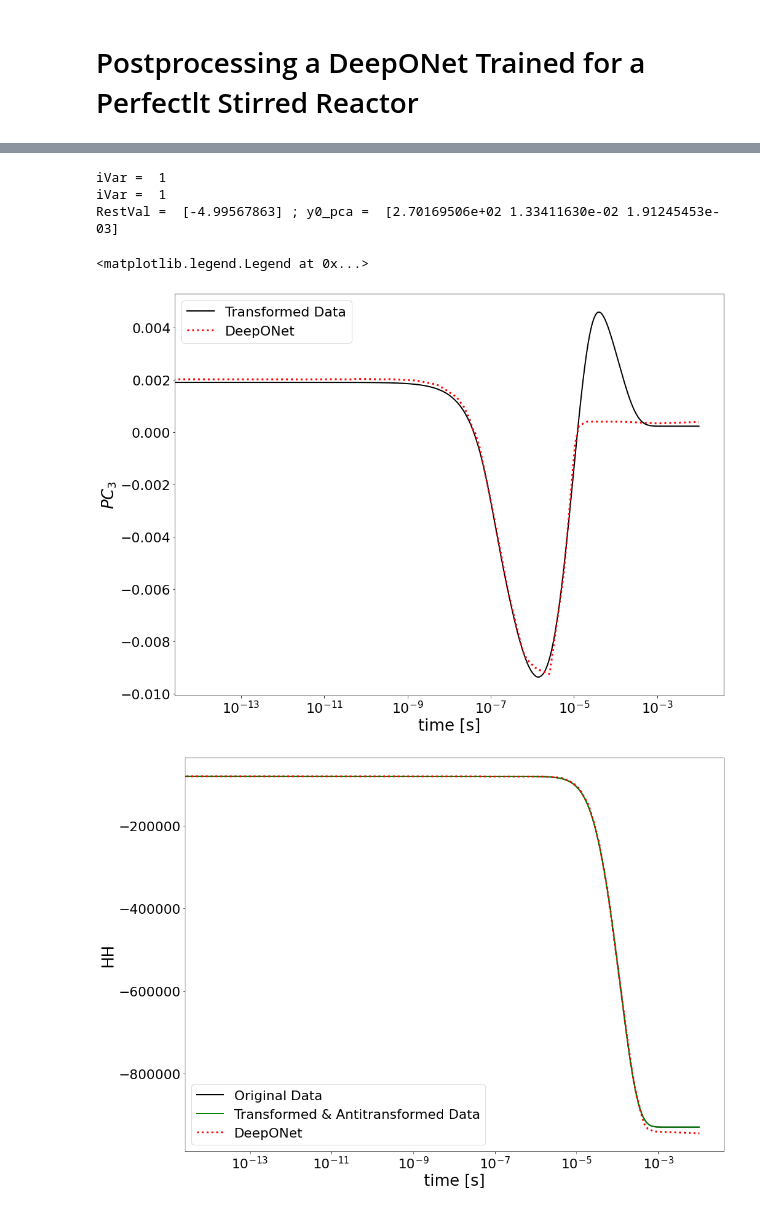
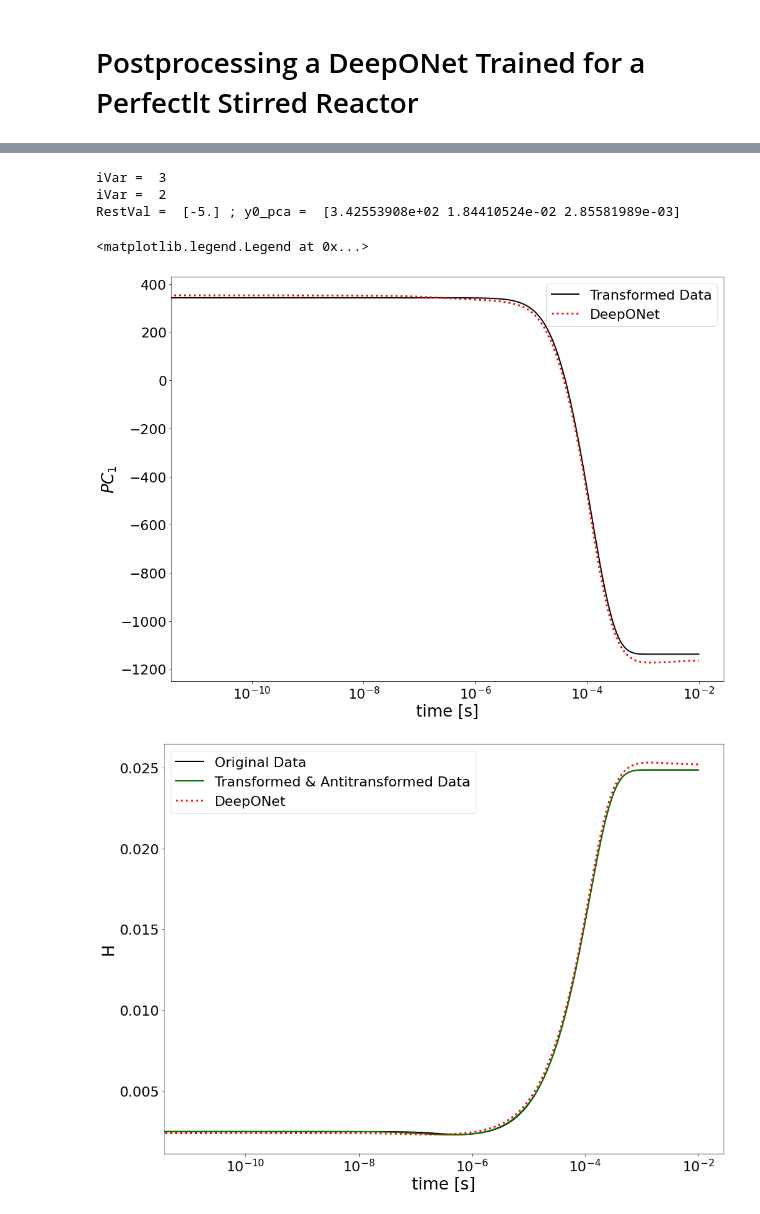
Before and after one commit to simoneventuri/ROMNet_, a Jupyter notebook: scripts/postprocessing/PSReactor/DeepONet/Predict_DeepONet.ipynb, the cells around one changed output, grey strips where cells are left out. Cells and saved outputs as stored; diff of their text form; code cells hidden in the pictures.

```diff
--- a/scripts/postprocessing/PSReactor/DeepONet/Predict_DeepONet.ipynb
+++ b/scripts/postprocessing/PSReactor/DeepONet/Predict_DeepONet.ipynb
@@ -24,14 +24,14 @@ ROMNetFldr    = WORKSPACE_PATH + '/ROMNet/romnet/'
 OutputDir     = WORKSPACE_PATH+'/ROMNet/Data/PSR_10Cases/'
 TestDir       = WORKSPACE_PATH+'/ROMNet/Data/PSR_10Cases_Test/'
 
-PathToRunFld  = WORKSPACE_PATH + '/ROMNet/PSR_10Cases/DeepONet/Deterministic/Run_60/'
+PathToRunFld  = WORKSPACE_PATH + '/ROMNet/PSR_10Cases/DeepONet/Deterministic/Run_2/'
 #PathToRunFld  = WORKSPACE_PATH + '/ROMNet/PSR_10Cases/DeepONet/MCDropOut/Run_2/'
 #PathToRunFld  = WORKSPACE_PATH + '/ROMNet/PSR_10Cases/DeepONet/BayesByBackprop/Run_1/'
 
-CasesVec      = [9]
+CasesVec      = [0]
 DirDir        = OutputDir #OutputDir #TestDir
 
-NSamples      = 1
+NSamples      = 2
 
 NVarsRed      = 3
 TestInputVars = ['PC_'+str(i+1) for i in range(NVarsRed)]
@@ -108,7 +146,7 @@ D        = pd.read_csv(FileName, delimiter=',', header=None).to_numpy()
 # %%
 ### Evaluating on Test Data
 
-VarOI    = 'HH'
+VarOI    = 'H'
 
 
 FileName = DirDir + '/Orig/train/ext/y.csv.1'
@@ -118,6 +156,7 @@ for iVar in range(1,len(VarNames)):
     if (VarNames[iVar] == VarOI):
         print('iVar = ', iVar)
         break
+VarNames.remove('t')
 
 
 FileName   = DirDir + '/Orig/train/ext/CleanVars.csv'
@@ -133,7 +172,8 @@ FileName       = DirDir + '/Orig/train/ext/ResidenceTimes.csv'
 Data           = pd.read_csv(FileName, header=None)
 RestValVecTest = np.log10(Data.to_numpy())
 
-iPC = 2
+iPC = 0
+
 
 ax  = []
 
@@ -149,6 +189,7 @@ for iTest in CasesVec:
     InputDataTest                = pd.read_csv(FileName, header=0)
     tVec                         = InputDataTest['t'].to_numpy()
     InputDataTest['log10(t)']    = np.log10(tVec + 1.e-15)
+    InputDataTest['log(t)']      = np.log(tVec + 1.e-15)
     InputDataTest['log10(Rest)'] = RestVal * np.ones(len(tVec))
     yMatOrig_pca                 = InputDataTest[TestInputVars].to_numpy()
     y0_pca                       = yMatOrig_pca[0,:]
@@ -162,17 +203,18 @@ for iTest in CasesVec:
     yMattOrig    = (yMatOrig_pca.dot(A)) *D[:,0] + C[:,0]
 
     ax[0].plot(tVec, yMatOrig_pca[:,iPC], '-k',  label='Transformed Data', lw=2)
-    ax[1].plot(tVec, yMatOrig[:,iVar-1],  '-k',  label='Original Data', lw=2)
-    ax[1].plot(tVec, yMattOrig[:,iVar-1], '-g',  label='Transformed & Antitransformed Data', lw=2)
+    ax[1].plot(tVec, yMatOrig[:,iVar],    '-k',  label='Original Data', lw=2)
+    ax[1].plot(tVec, yMattOrig[:,iVar],   '-g',  label='Transformed & Antitransformed Data', lw=2)
 
 
     if (InputData.ProbApproach == 'Deterministic') or (NSamples == 1):
 
-        yMat_pca = NN.predict(InputDataTest[['log10(Rest)','t']])
-        yMat     = (yMat_pca.dot(A))*D[:,0] + C[:,0]
+        yMat_pca = model.predict(InputDataTest[['log10(Rest)','t']])
+        yMat_pre = (yMat_pca.dot(A))
+        yMat     = yMat_pre*D[:,0] + C[:,0]
 
         ax[0].plot(tVec, yMat_pca[:,iPC], ':r', label='DeepONet', lw=3)
-        ax[1].plot(tVec,  yMat[:,iVar-1], ':r', label='DeepONet', lw=3)
+        ax[1].plot(tVec,  yMat[:,iVar], ':r', label='DeepONet', lw=3)
 
     else:
 
@@ -183,12 +225,13 @@ for iTest in CasesVec:
         yMat_sqr     = np.zeros((yMatOrig.shape[0], A.shape[1]))
 
         for iSample in range(NSamples):
-            yMat_pca = NN.predict(InputDataTest[['log10(Rest)','t']])
+            yMat_pca = model.predict(InputDataTest[['log10(Rest)','t']])
 
             yMat_pca_sum += yMat_pca
             yMat_pca_sqr += yMat_pca**2
 
             yMat     = (yMat_pca.dot(A))*D[:,0] + C[:,0]
+
 
             yMat_sum += yMat
             yMat_sqr += yMat**2
@@ -202,38 +245,39 @@ for iTest in CasesVec:
         yMat_pca_p3   = yMat_pca_mean + 3.*yMat_pca_std
         yMat_pca_m3   = yMat_pca_mean - 3.*yMat_pca_std
 
 
         yMat_mean = yMat_sum/NSamples
         yMat_std  = np.sqrt( yMat_sqr/NSamples - yMat_mean**2 )
         yMat_p1   = yMat_mean + 1.*yMat_std
         yMat_m1   = yMat_mean - 1.*yMat_std
         yMat_p2   = yMat_mean + 2.*yMat_std
         yMat_m2   = yMat_mean - 2.*yMat_std
         yMat_p3   = yMat_mean + 3.*yMat_std
         yMat_m3   = yMat_mean - 3.*yMat_std
 
         ax[0].plot(tVec, yMat_pca_mean[:,iPC], 'b-', label=r'DeepONet, $\mu$')
         ax[0].plot(tVec, yMat_pca_p3[:,iPC],   'b:', label=r'DeepONet, $\mu+3\sigma$')
         ax[0].plot(tVec, yMat_pca_m3[:,iPC],   'b:', label=r'DeepONet, $\mu-3\sigma$')
 
-        ax[1].plot(tVec, yMat_mean[:,iVar-1], 'b-', label=r'DeepONet, $\mu$')
-        ax[1].plot(tVec, yMat_p3[:,iVar-1],   'b:', label=r'DeepONet, $\mu+3\sigma$')
-        ax[1].plot(tVec, yMat_m3[:,iVarPC-1], 'b:', label=r'DeepONet, $\mu-3\sigma$')
+        ax[1].plot(tVec, yMat_mean[:,iVar], 'b-', label=r'DeepONet, $\mu$')
+        ax[1].plot(tVec, yMat_p3[:,iVar],   'b:', label=r'DeepONet, $\mu+3\sigma$')
+        ax[1].plot(tVec, yMat_m3[:,iVarPC], 'b:', label=r'DeepONet, $\mu-3\sigma$')
 
 
 ax[0].set_xscale('log')
 ax[0].set_xlabel('time [s]')
 ax[0].set_ylabel(r'$PC_'+str(iPC+1)+'$')
 ax[0].legend()
 
+
 ax[1].set_xscale('log')
 ax[1].set_xlabel('time [s]')
 ax[1].set_ylabel(VarOI)
 ax[1].legend()
 # %% [output]
-iVar =  1
-iVar =  1
-RestVal =  [-4.99567863] ; y0_pca =  [2.70169506e+02 1.33411630e-02 1.91245453e-03]
+iVar =  3
+iVar =  2
+RestVal =  [-5.] ; y0_pca =  [3.42553908e+02 1.84410524e-02 2.85581989e-03]
 <matplotlib.legend.Legend at 0x...>
-[figure, old version]
+[figure, new version]
-[figure, old version]
+[figure, new version]
```
Also changed, not shown: parts of 9 cells of this notebook, 33 other files.
